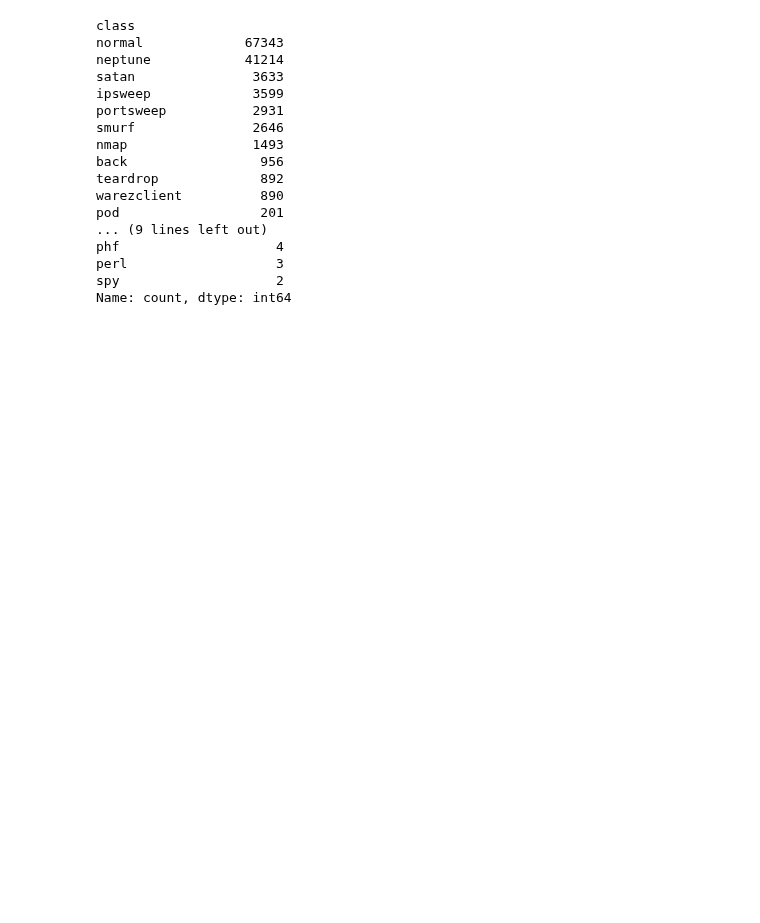
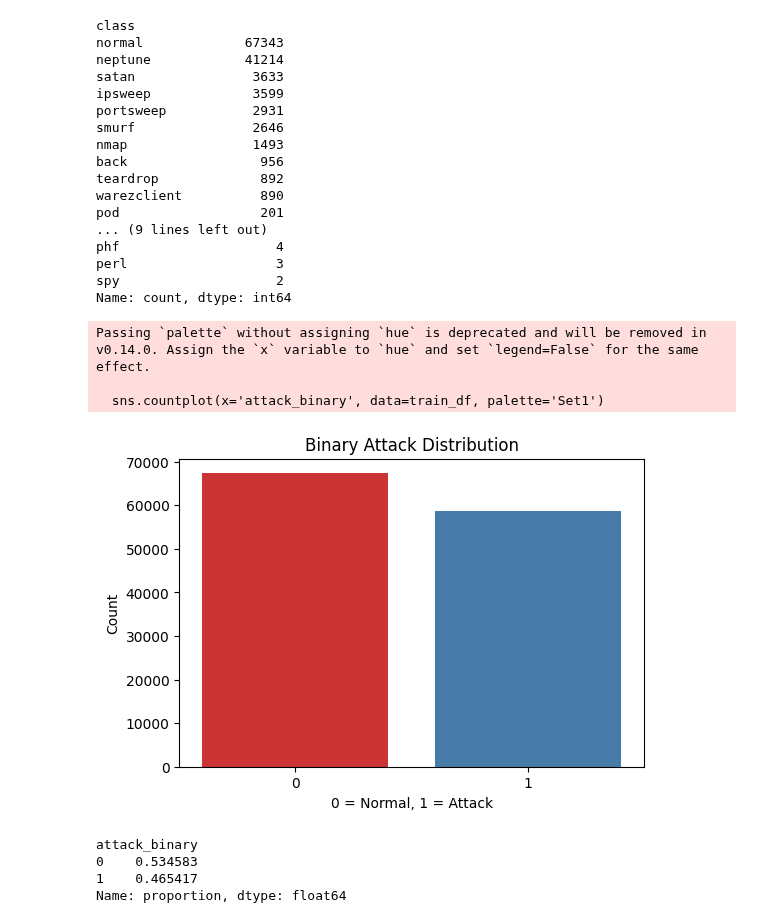
Before and after one commit to SpringBoardMentor193s/SentinelNet_Oct_Batch, a Jupyter notebook: main.ipynb, the cells around one changed output. Saved outputs shown, nothing was run; the diff lists cells and outputs as text; code cells hidden in the pictures; blank space fills up the shorter version.

Commit message:
Visualization using matplotlib and seaborn

```diff
--- a/main.ipynb
+++ b/main.ipynb
@@ -159,3 +159,28 @@ phf                    4
 perl                   3
 spy                    2
 Name: count, dtype: int64
+# %%
+# Create a binary classification target
+train_df['attack_binary'] = train_df['class'].apply(lambda x: 0 if x == 'normal' else 1)
+test_df['attack_binary']  = test_df['class'].apply(lambda x: 0 if x == 'normal' else 1)
+# %%
+import matplotlib.pyplot as plt
+import seaborn as sns
+
+plt.figure(figsize=(6,4))
+sns.countplot(x='attack_binary', data=train_df, palette='Set1')
+plt.title('Binary Attack Distribution')
+plt.xlabel('0 = Normal, 1 = Attack')
+plt.ylabel('Count')
+plt.show()
+
+print(train_df['attack_binary'].value_counts(normalize=True))
+# %% [output]
+Passing `palette` without assigning `hue` is deprecated and will be removed in v0.14.0. Assign the `x` variable to `hue` and set `legend=False` for the same effect.
+
+  sns.countplot(x='attack_binary', data=train_df, palette='Set1')
+[figure, added]
+attack_binary
+0    0.534583
+1    0.465417
+Name: proportion, dtype: float64
```
Also changed, not shown: parts of 6 cells of this notebook.
